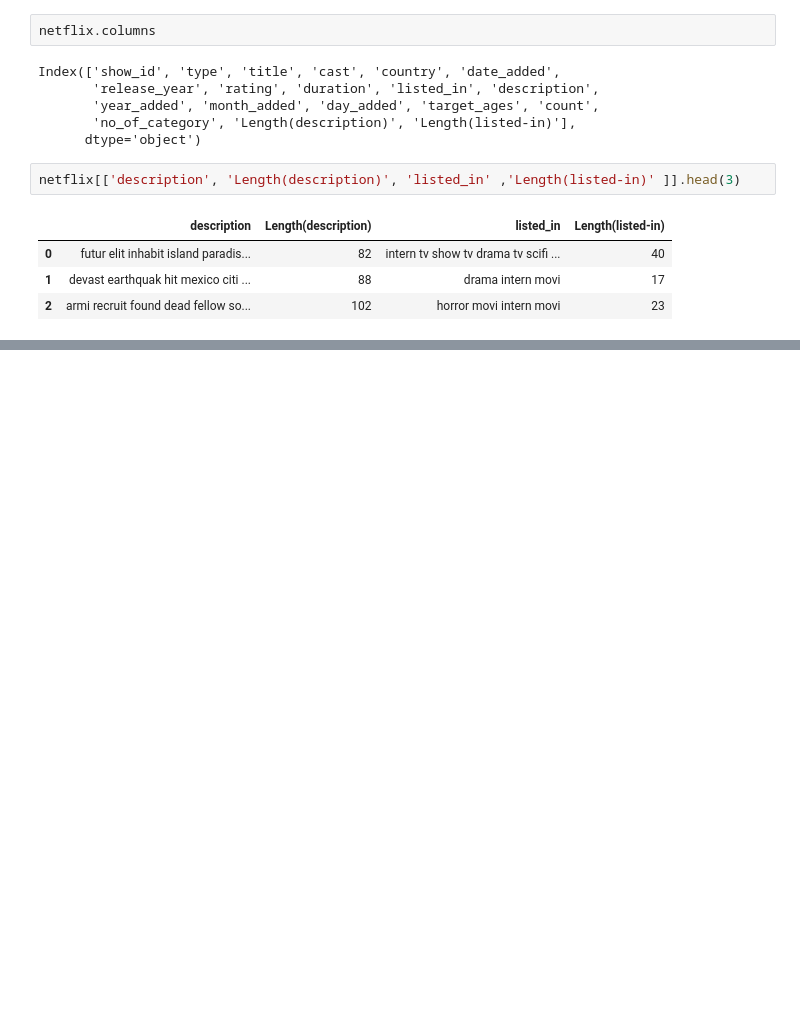
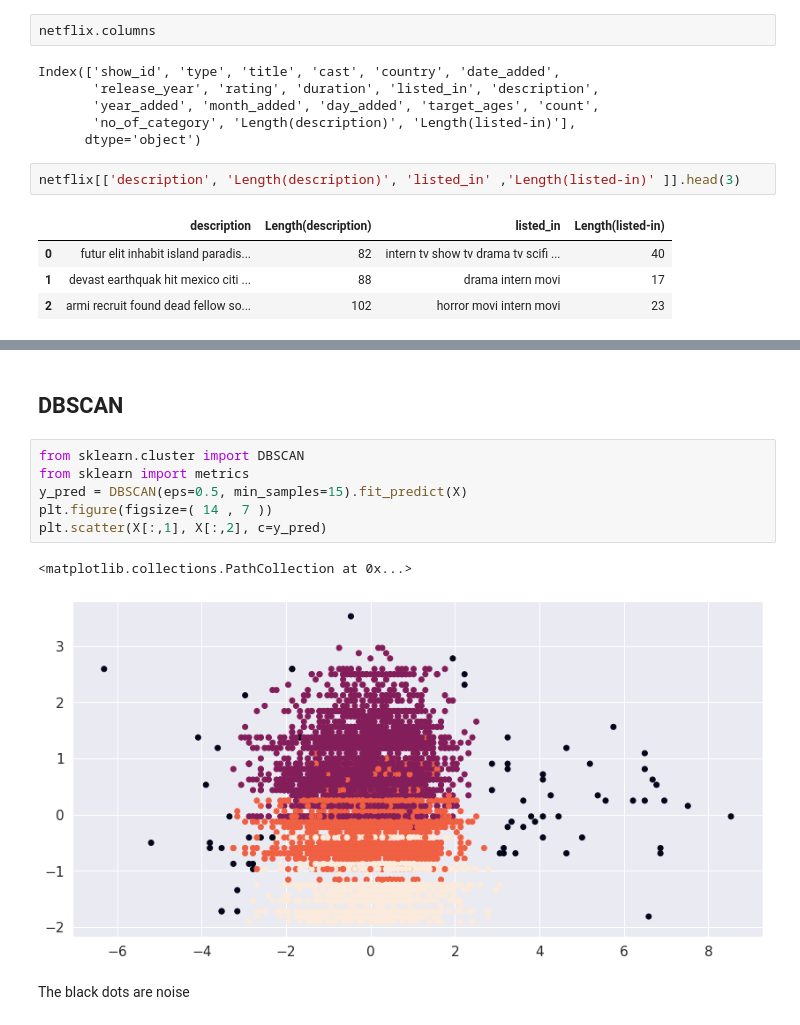
Before and after one commit to rashmi-biswas/Netflix_movies_tvshows_clustering, a Jupyter notebook: NETFLIX_MOVIES_&_TV_SHOWS_CLUSTERING.ipynb, the cells around one changed output, grey strips where cells are left out. Saved outputs shown, nothing was run; the diff lists cells and outputs as text; blank space fills up the shorter version.

```diff
--- a/NETFLIX_MOVIES_&_TV_SHOWS_CLUSTERING.ipynb
+++ b/NETFLIX_MOVIES_&_TV_SHOWS_CLUSTERING.ipynb
@@ -1021,0 +1258,13 @@ netflix[['description', 'Length(description)', 'listed_in' ,'Length(listed-in)'
+# %% [markdown]
+## **DBSCAN**
+# %%
+from sklearn.cluster import DBSCAN
+from sklearn import metrics
+y_pred = DBSCAN(eps=0.5, min_samples=15).fit_predict(X)
+plt.figure(figsize=( 14 , 7 ))
+plt.scatter(X[:,1], X[:,2], c=y_pred)
+# %% [output]
+<matplotlib.collections.PathCollection at 0x...>
+[figure, added]
+# %% [markdown]
+The black dots are noise
```
Also changed, not shown: parts of 17 cells of this notebook.
